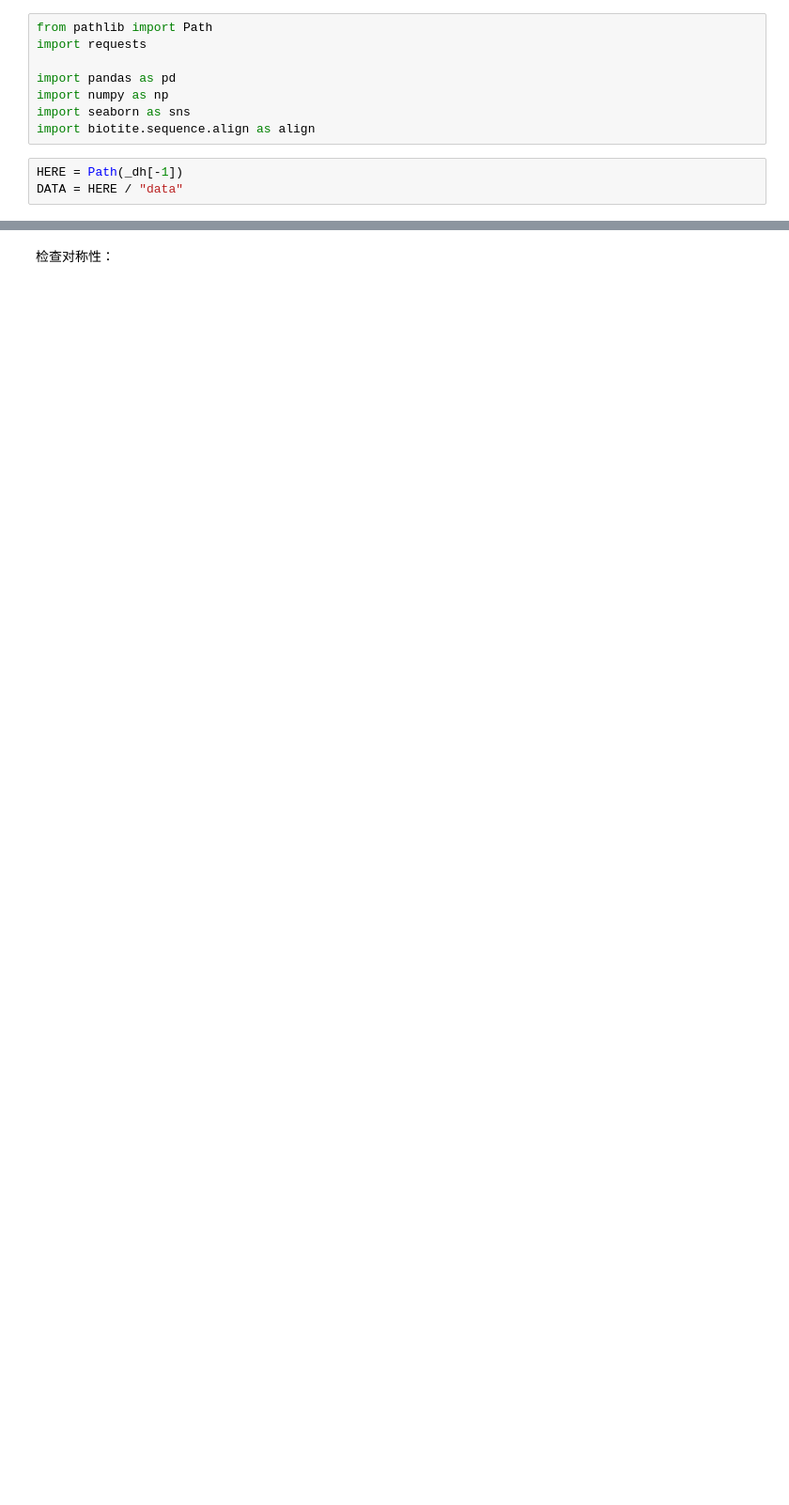
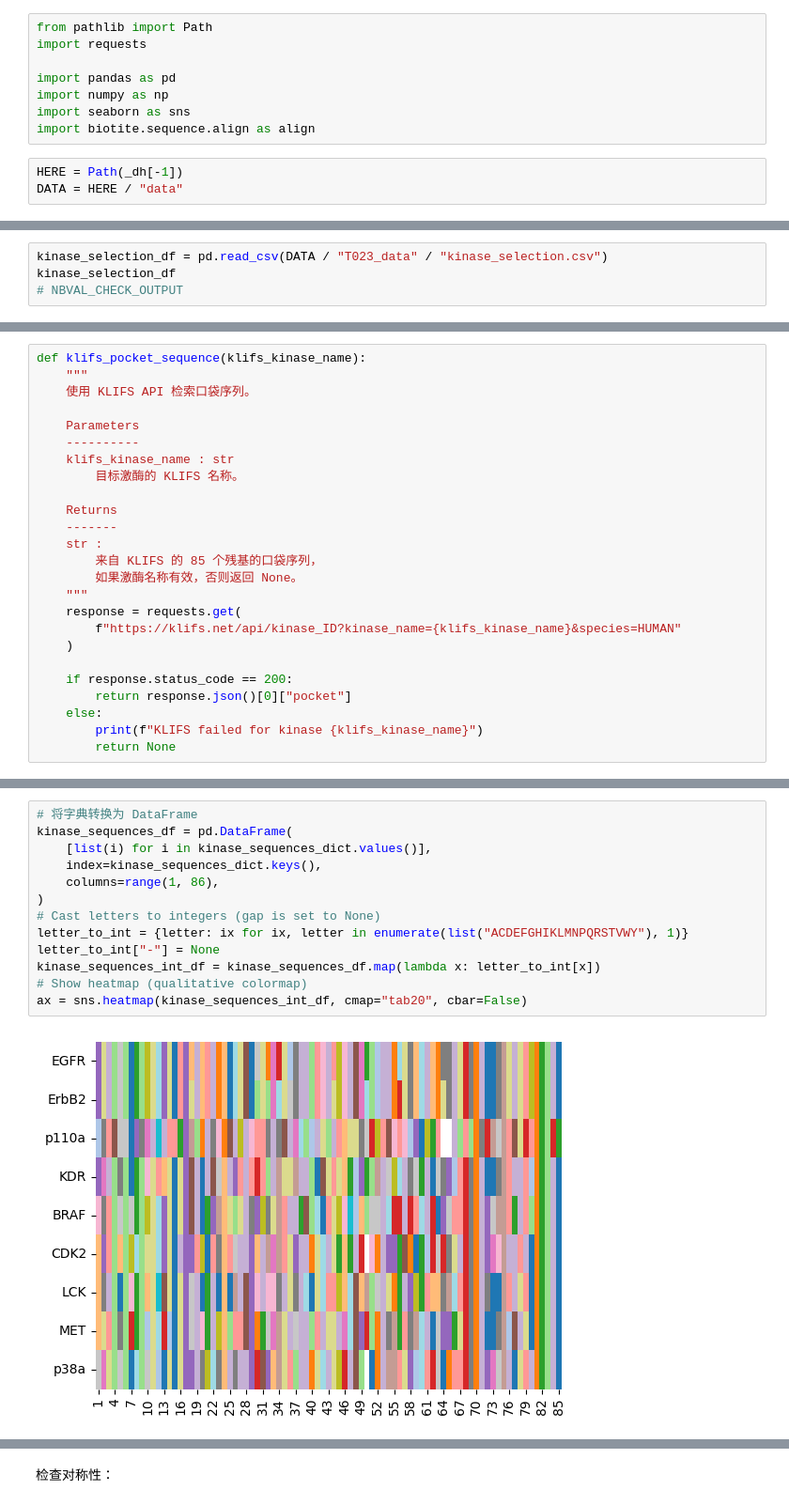
Before and after one commit to ByteTora/teachopencadd-zh, a Jupyter notebook: teachopencadd/教程/T024_激酶序列相似性/talktorial_zh.ipynb, the cells around one changed output, grey strips where cells are left out. Shown at 94% size. Saved outputs shown, nothing was run; the diff lists cells and outputs as text; blank space fills up the shorter version.

```diff
--- a/teachopencadd/教程/T024_激酶序列相似性/talktorial_zh.ipynb
+++ b/teachopencadd/教程/T024_激酶序列相似性/talktorial_zh.ipynb
@@ -318,0 +199,4 @@ X   0  -2  -1  -1  -1  -1  -1  -1  -1  -1  -1  -1  -2  -1  -1   0   0  -1  -2  -
+# %%
+kinase_selection_df = pd.read_csv(DATA / "T023_data" / "kinase_selection.csv")
+kinase_selection_df
+# NBVAL_CHECK_OUTPUT
@@ -318,0 +218,25 @@ X   0  -2  -1  -1  -1  -1  -1  -1  -1  -1  -1  -1  -2  -1  -1   0   0  -1  -2  -
+# %%
+def klifs_pocket_sequence(klifs_kinase_name):
+    """
+    使用 KLIFS API 检索口袋序列。
+
+    Parameters
+    ----------
+    klifs_kinase_name : str
+        目标激酶的 KLIFS 名称。
+
+    Returns
+    -------
+    str :
+        来自 KLIFS 的 85 个残基的口袋序列，
+        如果激酶名称有效，否则返回 None。
+    """
+    response = requests.get(
+        f"https://klifs.net/api/kinase_ID?kinase_name={klifs_kinase_name}&species=HUMAN"
+    )
+
+    if response.status_code == 200:
+        return response.json()[0]["pocket"]
+    else:
+        print(f"KLIFS failed for kinase {klifs_kinase_name}")
+        return None
@@ -318,0 +265,15 @@ X   0  -2  -1  -1  -1  -1  -1  -1  -1  -1  -1  -1  -2  -1  -1   0   0  -1  -2  -
+# %%
+# 将字典转换为 DataFrame
+kinase_sequences_df = pd.DataFrame(
+    [list(i) for i in kinase_sequences_dict.values()],
+    index=kinase_sequences_dict.keys(),
+    columns=range(1, 86),
+)
+# Cast letters to integers (gap is set to None)
+letter_to_int = {letter: ix for ix, letter in enumerate(list("ACDEFGHIKLMNPQRSTVWY"), 1)}
+letter_to_int["-"] = None
+kinase_sequences_int_df = kinase_sequences_df.map(lambda x: letter_to_int[x])
+# Show heatmap (qualitative colormap)
+ax = sns.heatmap(kinase_sequences_int_df, cmap="tab20", cbar=False)
+# %% [output]
+[figure, added]
```
Also changed, not shown: parts of 143 cells of this notebook.
